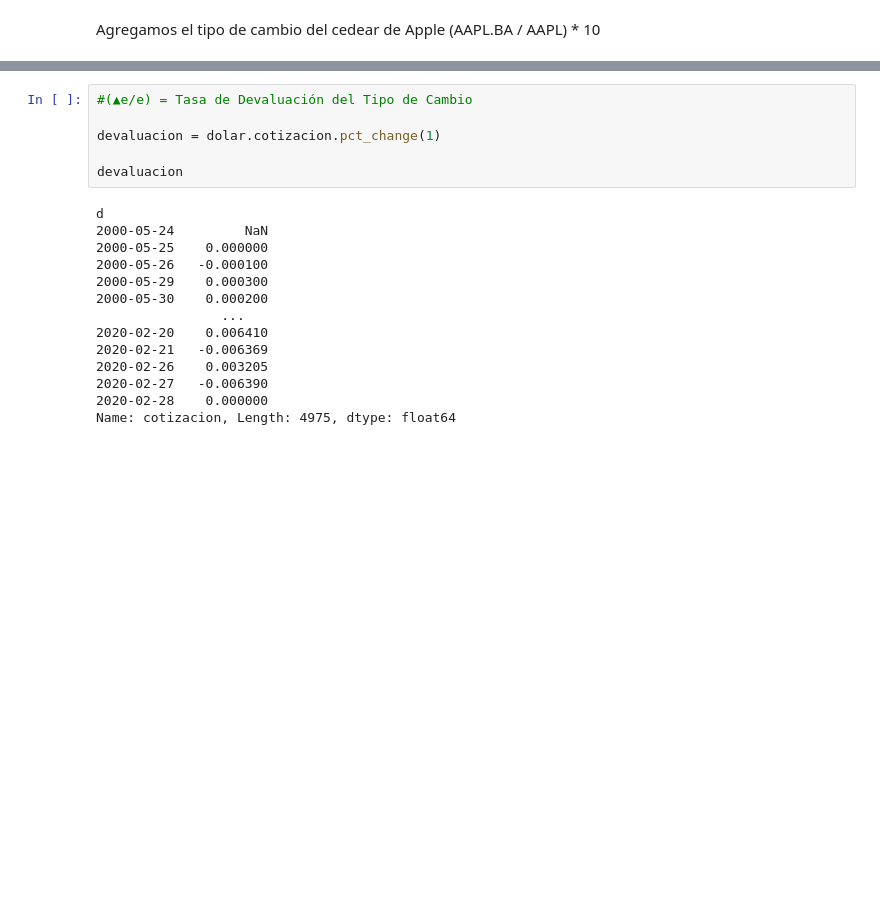
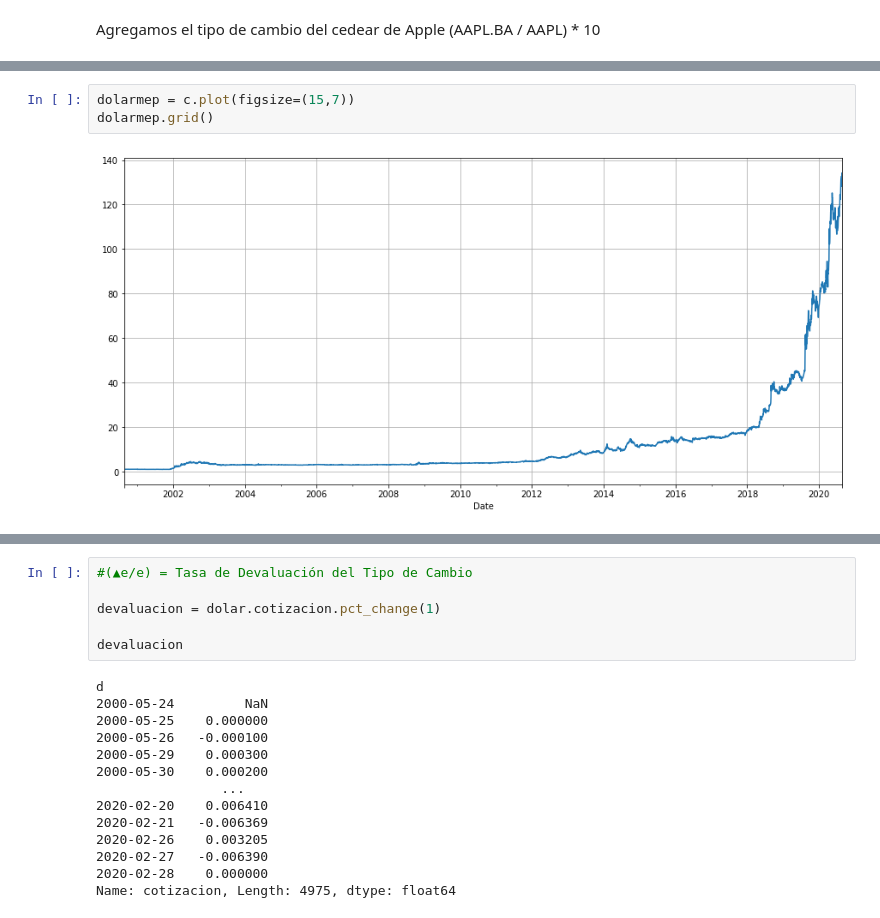
Before and after one commit to lorenzoreyes/Macroeconomic-Analysis, a Jupyter notebook: FPI Goldman Sach Argentina Blue.ipynb, the cells around one changed output, grey strips where cells are left out. Drawn from its saved outputs; the diff is of its cells as text; blank space fills up the shorter version.

```diff
--- a/FPI Goldman Sach Argentina Blue.ipynb
+++ b/FPI Goldman Sach Argentina Blue.ipynb
@@ -82,0 +107,5 @@ plt.show()
+# %%
+dolarmep = c.plot(figsize=(15,7))
+dolarmep.grid()
+# %% [output]
+[figure, added]
```
Also changed, not shown: parts of 21 cells of this notebook, 1 other file.
